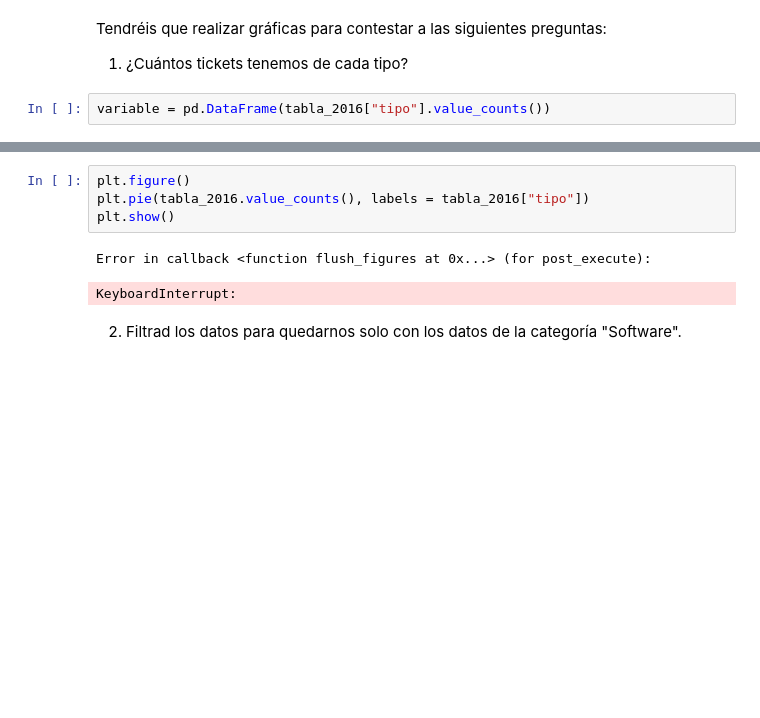
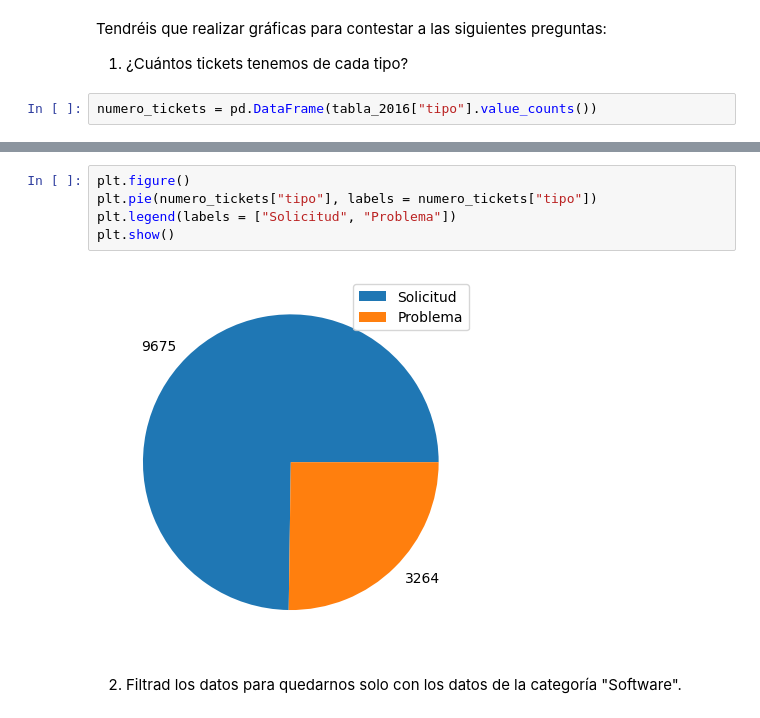
Before and after one commit to Adalab/promo-d-da-modulo2-sprint1-cristina-lidya, a Jupyter notebook: visualizacion/visualizacion-matplotlib-leccion1.ipynb, the cells around one changed output, grey strips where cells are left out. Cells and saved outputs as stored; diff of their text form; blank space fills up the shorter version.

```diff
--- a/visualizacion/visualizacion-matplotlib-leccion1.ipynb
+++ b/visualizacion/visualizacion-matplotlib-leccion1.ipynb
@@ -27,4 +28,4 @@ Tendréis que realizar gráficas para contestar a las siguientes preguntas:
 
 1. ¿Cuántos tickets tenemos de cada tipo?
 # %%
-variable = pd.DataFrame(tabla_2016["tipo"].value_counts())
+numero_tickets = pd.DataFrame(tabla_2016["tipo"].value_counts())
@@ -37,9 +38,9 @@ variable
 # %%
 plt.figure()
-plt.pie(tabla_2016.value_counts(), labels = tabla_2016["tipo"])
+plt.pie(numero_tickets["tipo"], labels = numero_tickets["tipo"])
+plt.legend(labels = ["Solicitud", "Problema"])
 plt.show()
 # %% [output]
-Error in callback <function flush_figures at 0x...> (for post_execute):
-KeyboardInterrupt:
+[figure, added]
 # %% [markdown]
 2. Filtrad los datos para quedarnos solo con los datos de la categoría "Software".
```
Also changed, not shown: parts of 11 cells of this notebook.
